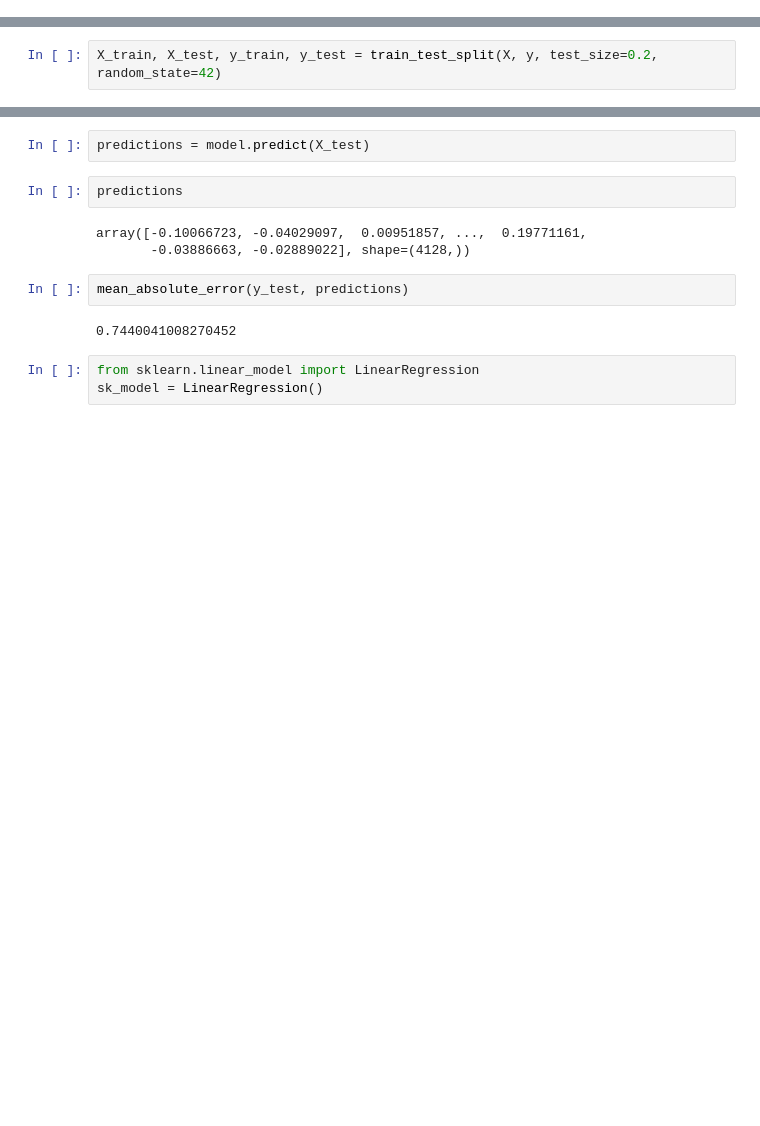
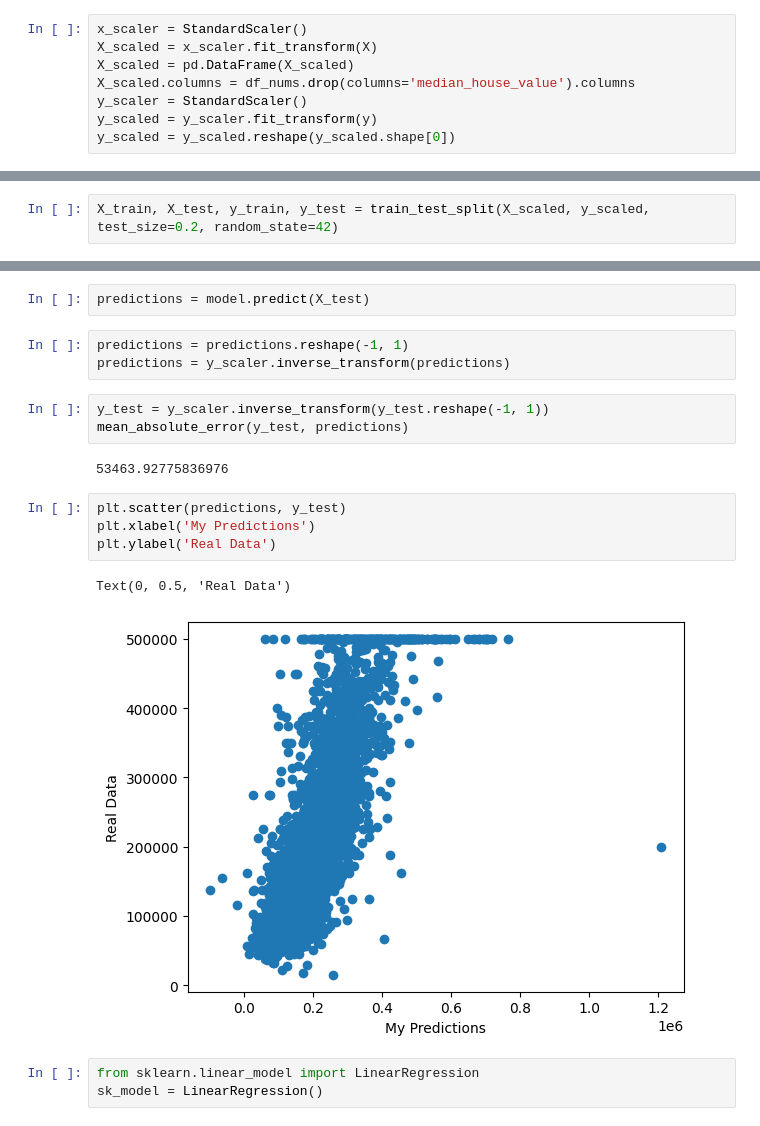
Before and after one commit to firhzmelo/linear-regression, a Jupyter notebook: linear_regression.ipynb, the cells around one changed output, grey strips where cells are left out. Cells and saved outputs as stored; diff of their text form; blank space fills up the shorter version.

Commit message:
Add final model with StandarScaler and comparison with Sklearn model

```diff
--- a/linear_regression.ipynb
+++ b/linear_regression.ipynb
@@ -260,0 +227,8 @@ for j in range(X.shape[1]):
+# %%
+x_scaler = StandardScaler()
+X_scaled = x_scaler.fit_transform(X)
+X_scaled = pd.DataFrame(X_scaled)
+X_scaled.columns = df_nums.drop(columns='median_house_value').columns
+y_scaler = StandardScaler()
+y_scaled = y_scaler.fit_transform(y)
+y_scaled = y_scaled.reshape(y_scaled.shape[0])
@@ -262,4 +241,4 @@ for j in range(X.shape[1]):
 from sklearn.model_selection import train_test_split
 from sklearn.metrics import mean_absolute_error
 # %%
-X_train, X_test, y_train, y_test = train_test_split(X, y, test_size=0.2, random_state=42)
+X_train, X_test, y_train, y_test = train_test_split(X_scaled, y_scaled, test_size=0.2, random_state=42)
@@ -283,14 +312,20 @@ array([-0.00494908, -0.01364405,  0.01068819,  0.0118799 ,  0.00406035,
 # %%
 predictions = model.predict(X_test)
 # %%
-predictions
+predictions = predictions.reshape(-1, 1)
+predictions = y_scaler.inverse_transform(predictions)
-# %% [output]
-array([-0.10066723, -0.04029097,  0.00951857, ...,  0.19771161,
-       -0.03886663, -0.02889022], shape=(4128,))
 # %%
+y_test = y_scaler.inverse_transform(y_test.reshape(-1, 1))
 mean_absolute_error(y_test, predictions)
 # %% [output]
-0.7440041008270452
+53463.92775836976
+# %%
+plt.scatter(predictions, y_test)
+plt.xlabel('My Predictions')
+plt.ylabel('Real Data')
+# %% [output]
+Text(0, 0.5, 'Real Data')
+[figure, added]
 # %%
 from sklearn.linear_model import LinearRegression
 sk_model = LinearRegression()
```
Also changed, not shown: parts of 25 cells of this notebook, 1 other file.
